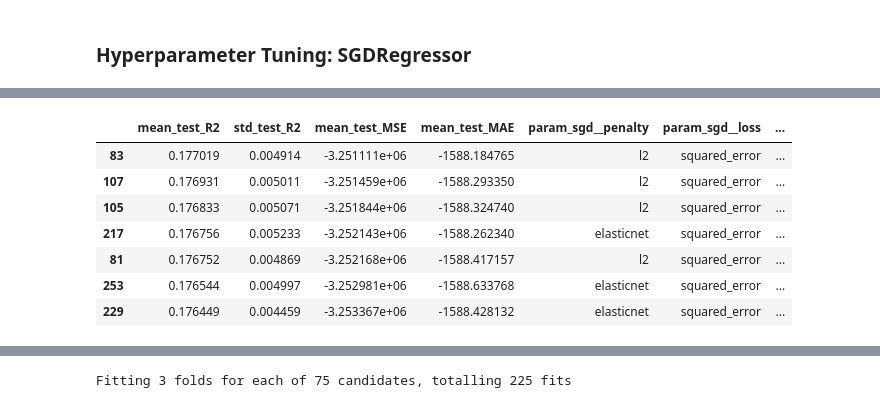
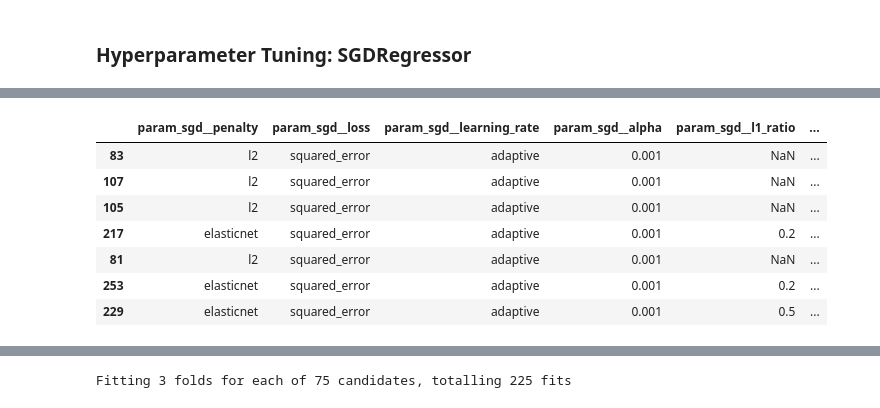
Before and after one commit to emilyrosebutz/traffic-linear-regression, a Jupyter notebook: LinearRegressionHW.ipynb, the cells around one changed output, grey strips where cells are left out. Cells and saved outputs as stored; diff of their text form; code cells hidden in the pictures.

```diff
--- a/LinearRegressionHW.ipynb
+++ b/LinearRegressionHW.ipynb
@@ -481,28 +481,27 @@ GridSearchCV(cv=3,
 # %%
 results_1 = pd.DataFrame(grid_1.cv_results_)
 
 results_1.sort_values(
     "mean_test_R2",
     ascending=False
 )[[
-    "mean_test_R2",
-    "std_test_R2",
-    "mean_test_MSE",
-    "mean_test_MAE",
     "param_sgd__penalty",
     "param_sgd__loss",
     "param_sgd__learning_rate",
     "param_sgd__alpha",
     "param_sgd__l1_ratio",
     "param_sgd__max_iter",
-    "param_sgd__eta0"
+    "param_sgd__eta0",
+    "mean_test_R2",
+    "mean_test_MSE",
+    "mean_test_MAE",
 ]].head(7)
 # %% [output]
-|  | mean_test_R2 | std_test_R2 | mean_test_MSE | mean_test_MAE | param_sgd__penalty | param_sgd__loss | ... |
-| 83 | 0.177019 | 0.004914 | -3.251111e+06 | -1588.184765 | l2 | squared_error | ... |
-| 107 | 0.176931 | 0.005011 | -3.251459e+06 | -1588.293350 | l2 | squared_error | ... |
-| 105 | 0.176833 | 0.005071 | -3.251844e+06 | -1588.324740 | l2 | squared_error | ... |
-| 217 | 0.176756 | 0.005233 | -3.252143e+06 | -1588.262340 | elasticnet | squared_error | ... |
-| 81 | 0.176752 | 0.004869 | -3.252168e+06 | -1588.417157 | l2 | squared_error | ... |
-| 253 | 0.176544 | 0.004997 | -3.252981e+06 | -1588.633768 | elasticnet | squared_error | ... |
-| 229 | 0.176449 | 0.004459 | -3.253367e+06 | -1588.428132 | elasticnet | squared_error | ... |
+|  | param_sgd__penalty | param_sgd__loss | param_sgd__learning_rate | param_sgd__alpha | param_sgd__l1_ratio | ... |
+| 83 | l2 | squared_error | adaptive | 0.001 | NaN | ... |
+| 107 | l2 | squared_error | adaptive | 0.001 | NaN | ... |
+| 105 | l2 | squared_error | adaptive | 0.001 | NaN | ... |
+| 217 | elasticnet | squared_error | adaptive | 0.001 | 0.2 | ... |
+| 81 | l2 | squared_error | adaptive | 0.001 | NaN | ... |
+| 253 | elasticnet | squared_error | adaptive | 0.001 | 0.2 | ... |
+| 229 | elasticnet | squared_error | adaptive | 0.001 | 0.5 | ... |
```
Also changed, not shown: parts of 10 cells of this notebook, 1 other file.
